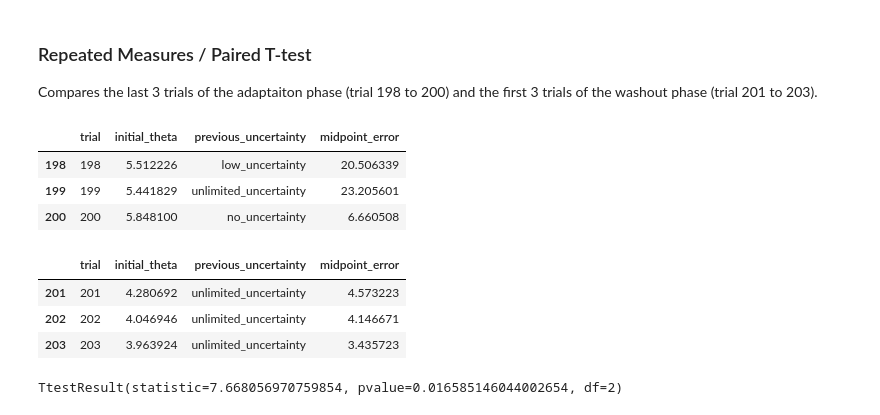
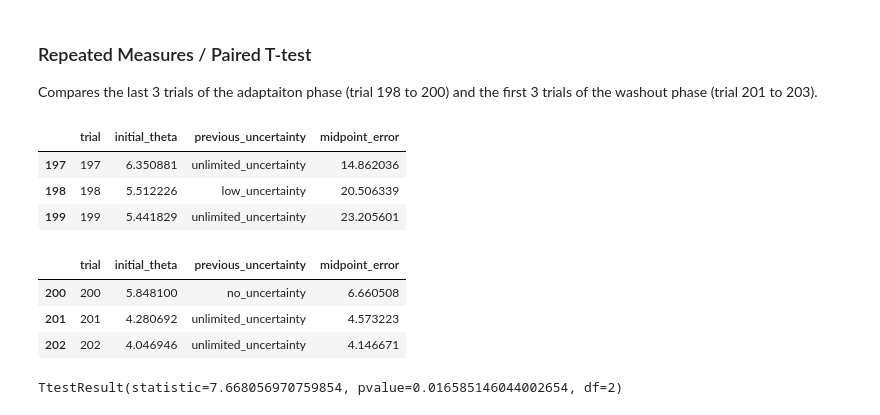
Before and after one commit to DhruvaDave8/mq_honours_2023_final, a Jupyter notebook: vma_general/dhruva/analysis/regression_analysis.ipynb, the cells around one changed output. Cells and saved outputs as stored; diff of their text form; code cells hidden in the pictures.

```diff
--- a/vma_general/dhruva/analysis/regression_analysis.ipynb
+++ b/vma_general/dhruva/analysis/regression_analysis.ipynb
@@ -260,20 +260,20 @@ adaptation = full_data.loc[(full_data.trial <= 200) & (full_data.trial >= 198)]
 washout = full_data.loc[(full_data.trial >= 201) & (full_data.trial <= 203)]
 # %%
 #manual checking of last 3 adapation trials
-full_data.loc[(full_data.trial <= 200) & (full_data.trial >= 198)]
+full_data.loc[(full_data.trial <= 199) & (full_data.trial >= 197)]
 # %% [output]
 |  | trial | initial_theta | previous_uncertainty | midpoint_error |
+| 197 | 197 | 6.350881 | unlimited_uncertainty | 14.862036 |
 | 198 | 198 | 5.512226 | low_uncertainty | 20.506339 |
 | 199 | 199 | 5.441829 | unlimited_uncertainty | 23.205601 |
-| 200 | 200 | 5.848100 | no_uncertainty | 6.660508 |
 # %%
 #manual checking of first 3 washout trials
-full_data.loc[(full_data.trial >= 201) & (full_data.trial <= 203)]
+full_data.loc[(full_data.trial >= 200) & (full_data.trial <= 202)]
 # %% [output]
 |  | trial | initial_theta | previous_uncertainty | midpoint_error |
+| 200 | 200 | 5.848100 | no_uncertainty | 6.660508 |
 | 201 | 201 | 4.280692 | unlimited_uncertainty | 4.573223 |
 | 202 | 202 | 4.046946 | unlimited_uncertainty | 4.146671 |
-| 203 | 203 | 3.963924 | unlimited_uncertainty | 3.435723 |
 # %%
 stats.ttest_rel(adaptation.initial_theta, washout.initial_theta)
 # %% [output]
```
Also changed, not shown: parts of 5 cells of this notebook, 4 other files.
